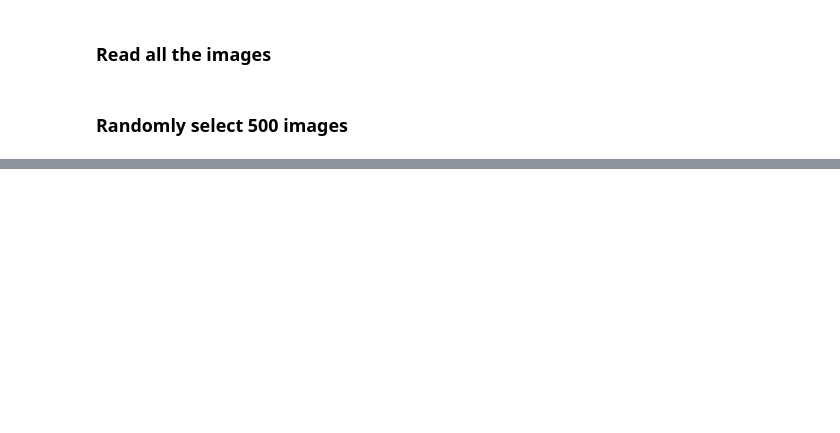
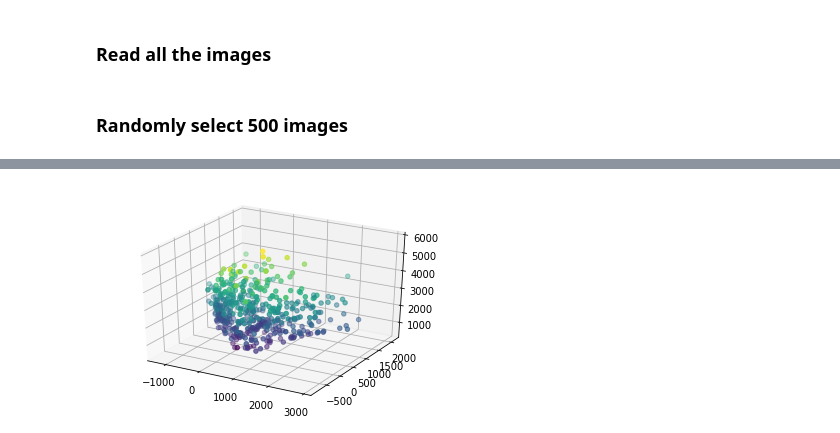
Before and after one commit to hansensen/EE5907Assignments, a Jupyter notebook: Assg2/1_PCA.ipynb, the cells around one changed output, grey strips where cells are left out. Saved outputs shown, nothing was run; the diff lists cells and outputs as text; code cells hidden in the pictures; blank space fills up the shorter version.

```diff
--- a/Assg2/1_PCA.ipynb
+++ b/Assg2/1_PCA.ipynb
@@ -56,7 +78,9 @@ plt.show()
 # %%
 ax = plt.axes(projection='3d')
 
-zdata = pca_3d[0,:].real
-xdata = pca_3d[1,:].real
-ydata = pca_3d[2,:].real
+zdata = pca_3d[:,0].real
+xdata = pca_3d[:,1].real
+ydata = pca_3d[:,2].real
 ax.scatter3D(xdata, ydata, zdata, c=zdata);
+# %% [output]
+[figure, added]
```
Also changed, not shown: parts of 20 cells of this notebook.
